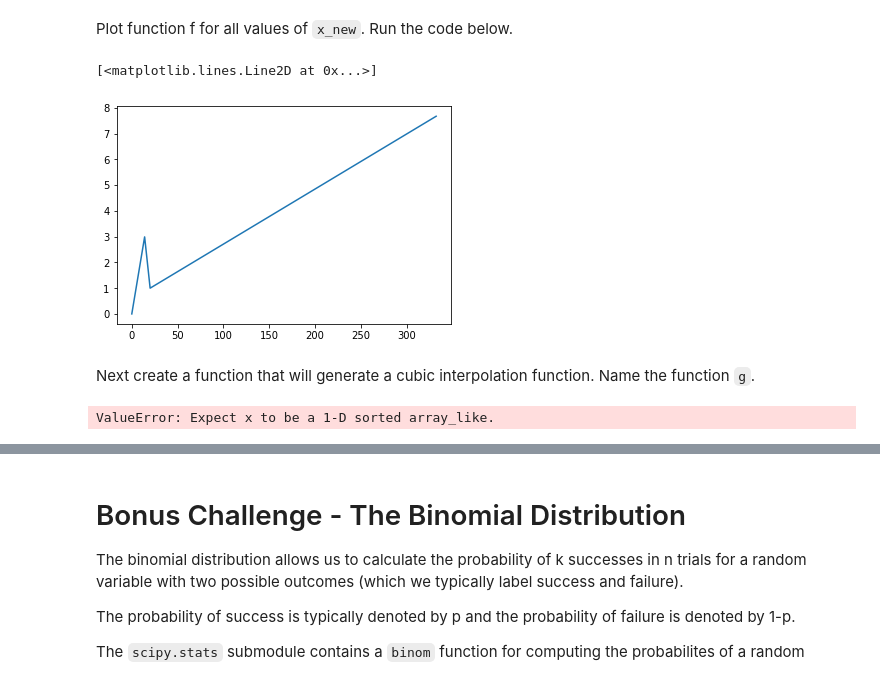
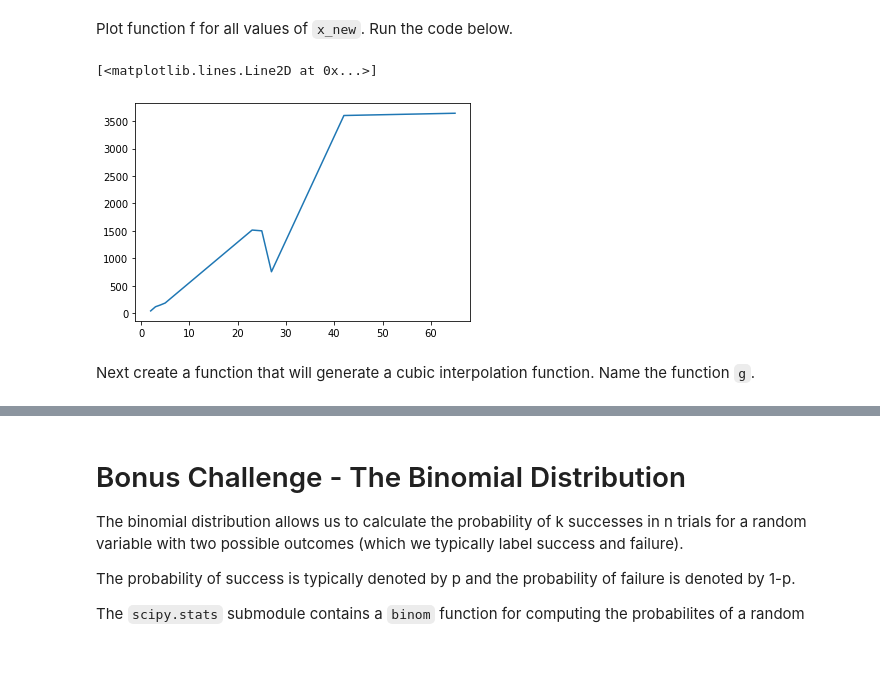
Before and after one commit to ta-data-bcn/lab-intro-to-scipy, a Jupyter notebook: your-code/main.ipynb, the cells around one changed output, grey strips where cells are left out. Saved outputs shown, nothing was run; the diff lists cells and outputs as text; code cells hidden in the pictures; blank space fills up the shorter version.

```diff
--- a/your-code/main.ipynb
+++ b/your-code/main.ipynb
@@ -113,8 +120,10 @@ In the cell below, import the `interp1d` function and first take a sample of 10
 # Your code here:
 from scipy import interpolate
 import random as ra
+from scipy import interpolate as inter
 
 sample = ks.sample(n=10,replace=True)
+rows_10 = ks.sample(n=10)
 sample.head()
 # %% [output]
 |  | index | ID | name | category | main_category | currency | deadline | goal | launched | pledged | ... |
@@ -135,3 +137,5 @@ f = f_interpolate(sample.backers, 'linear')
+# %%
+f = interpolate.interp1d(rows_10["backers"], rows_10["usd_pledged_real"])
 # %%
 f
 # %% [output]
@@ -143,17 +147,18 @@ Hint: one option is the `np.arange` function.
 # %%
 # Your code here:
 x_new = np.arange(min(sample.backers), max(sample.backers))
+x_new2 = np.arange(rows_10["backers"].min(), rows_10["backers"].max(), 1)
 # %% [markdown]
 Plot function f for all values of `x_new`. Run the code below.
 # %%
 # Run this code:
 
 %matplotlib inline
 import matplotlib.pyplot as plt
 
-plt.plot(x_new, f(x_new))
+plt.plot(x_new2, f(x_new2))
 # %% [output]
 [<matplotlib.lines.Line2D at 0x...>]
-[figure, old version]
+[figure, new version]
 # %% [markdown]
 Next create a function that will generate a cubic interpolation function. Name the function `g`.
@@ -162,8 +165,6 @@ sample_sorted = sample[['backers', 'usd_pledged_real']].sort_values(by='backers'
 # %%
 # Your code here:
-g = interpolate.interp1d(sample_sorted['backers'], sample_sorted['usd_pledged_real'], kind='cubic')
+g = interpolate.interp1d(rows_10["usd_pledged_real"], rows_10["backers"], kind='cubic')
-# %% [output]
-ValueError: Expect x to be a 1-D sorted array_like.
 # %%
 # Run this code:
 
```
Also changed, not shown: parts of 20 cells of this notebook.
